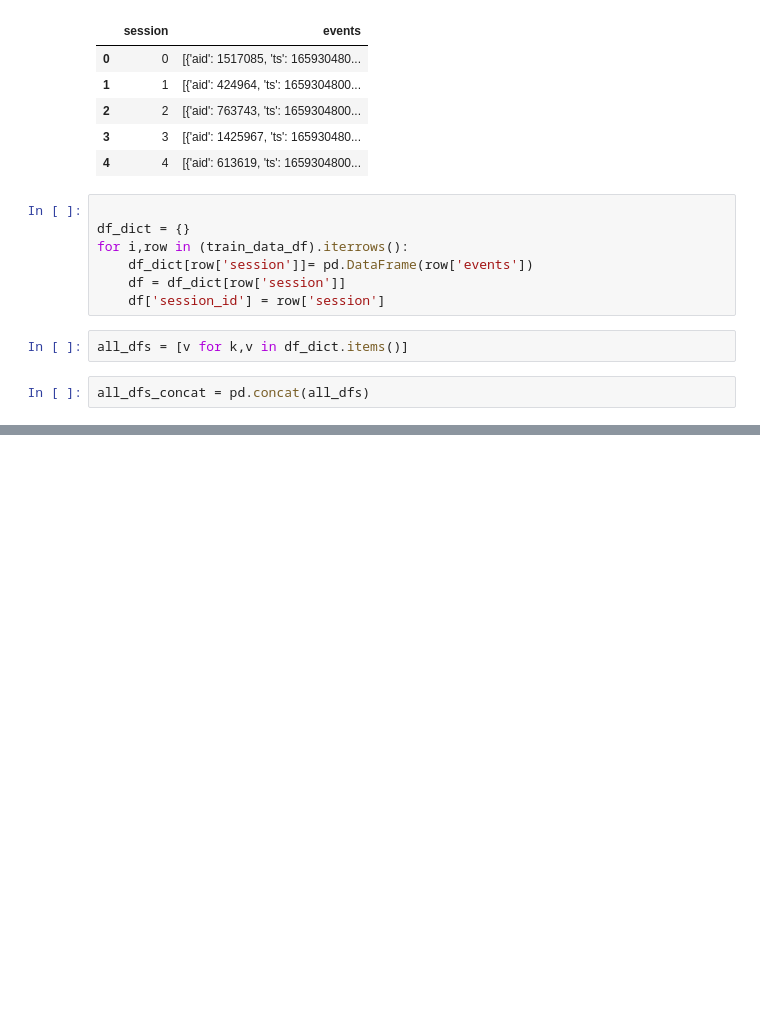
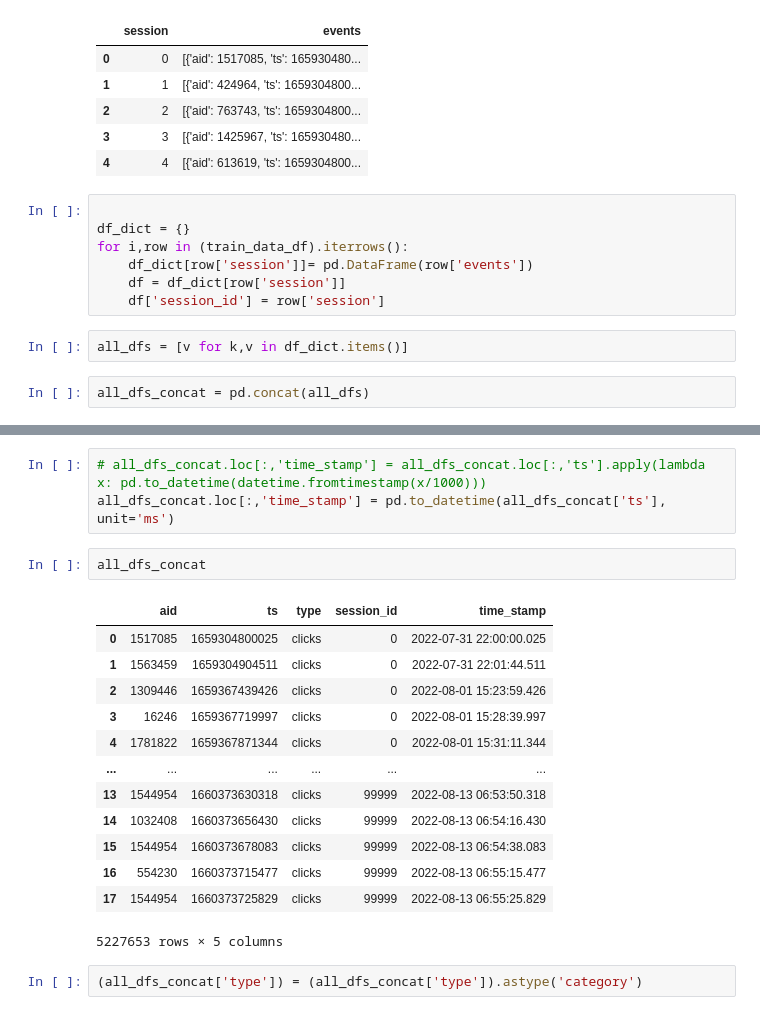
Before and after one commit to axa99/ottp-multi-recs, a Jupyter notebook: ottp-eda_12_05_2022.ipynb, the cells around one changed output, grey strips where cells are left out. Cells and saved outputs as stored; diff of their text form; blank space fills up the shorter version.

```diff
--- a/ottp-eda_12_05_2022.ipynb
+++ b/ottp-eda_12_05_2022.ipynb
@@ -74,0 +135,21 @@ You should consider upgrading via the '/Library/Developer/CommandLineTools/usr/b
+# %%
+# all_dfs_concat.loc[:,'time_stamp'] = all_dfs_concat.loc[:,'ts'].apply(lambda x: pd.to_datetime(datetime.fromtimestamp(x/1000)))
+all_dfs_concat.loc[:,'time_stamp'] = pd.to_datetime(all_dfs_concat['ts'], unit='ms')
+# %%
+all_dfs_concat
+# %% [output]
+|  | aid | ts | type | session_id | time_stamp |
+| 0 | 1517085 | 1659304800025 | clicks | 0 | 2022-07-31 22:00:00.025 |
+| 1 | 1563459 | 1659304904511 | clicks | 0 | 2022-07-31 22:01:44.511 |
+| 2 | 1309446 | 1659367439426 | clicks | 0 | 2022-08-01 15:23:59.426 |
+| 3 | 16246 | 1659367719997 | clicks | 0 | 2022-08-01 15:28:39.997 |
+| 4 | 1781822 | 1659367871344 | clicks | 0 | 2022-08-01 15:31:11.344 |
+| ... | ... | ... | ... | ... | ... |
+| 13 | 1544954 | 1660373630318 | clicks | 99999 | 2022-08-13 06:53:50.318 |
+| 14 | 1032408 | 1660373656430 | clicks | 99999 | 2022-08-13 06:54:16.430 |
+| 15 | 1544954 | 1660373678083 | clicks | 99999 | 2022-08-13 06:54:38.083 |
+| 16 | 554230 | 1660373715477 | clicks | 99999 | 2022-08-13 06:55:15.477 |
+| 17 | 1544954 | 1660373725829 | clicks | 99999 | 2022-08-13 06:55:25.829 |
+5227653 rows × 5 columns
+# %%
+(all_dfs_concat['type']) = (all_dfs_concat['type']).astype('category')
```
Also changed, not shown: parts of 20 cells of this notebook.
